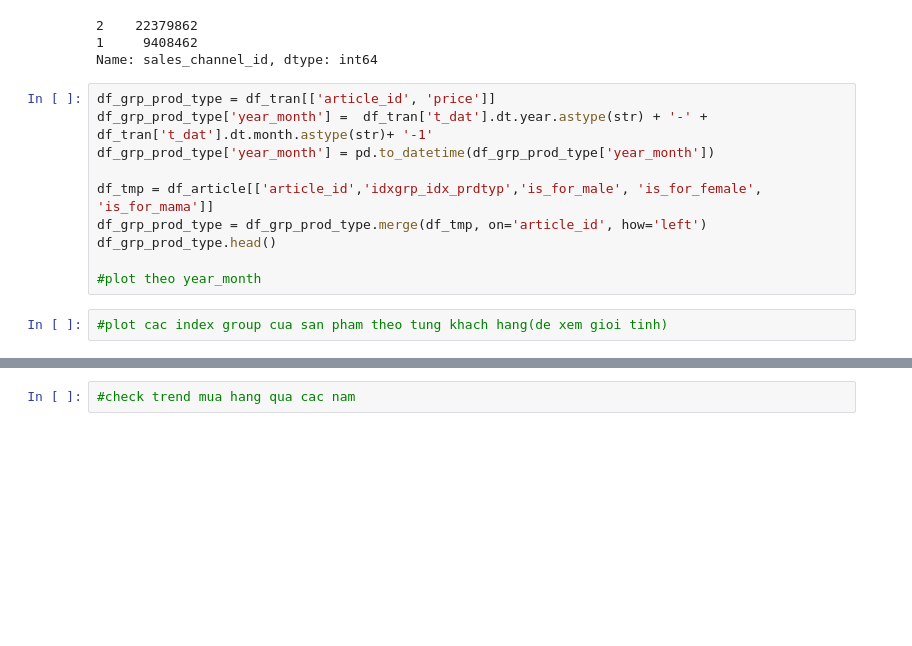
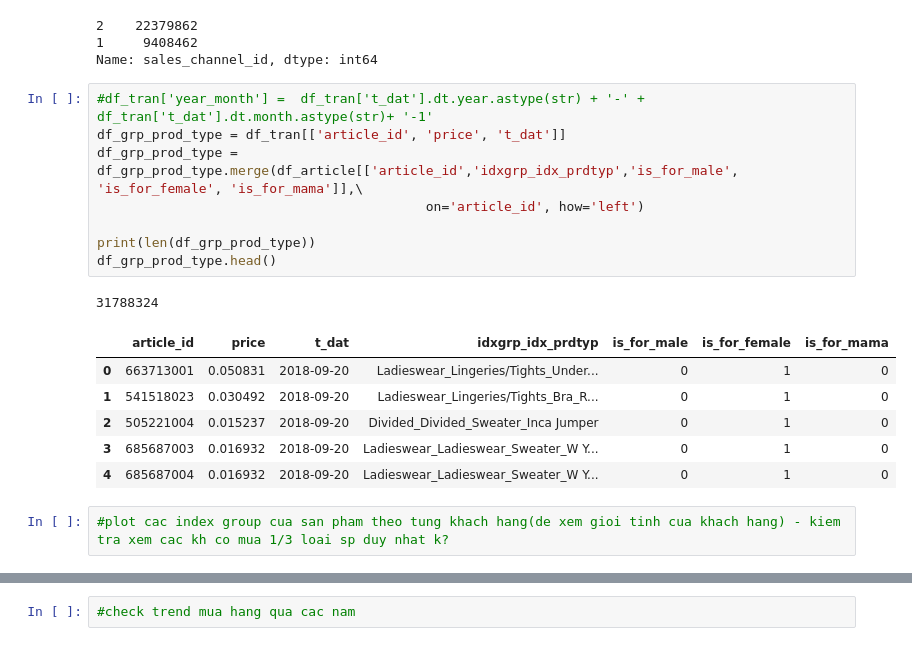
Before and after one commit to thanhyx4/H-M-Personalized-Fashion-Recommendations, a Jupyter notebook: Data_understand_RecSys.ipynb, the cells around one changed output, grey strips where cells are left out. Saved outputs shown, nothing was run; the diff lists cells and outputs as text; blank space fills up the shorter version.

```diff
--- a/Data_understand_RecSys.ipynb
+++ b/Data_understand_RecSys.ipynb
@@ -255,14 +255,20 @@ df_tran['sales_channel_id'].value_counts()      #on/off
 1     9408462
 Name: sales_channel_id, dtype: int64
 # %%
-df_grp_prod_type = df_tran[['article_id', 'price']]
-df_grp_prod_type['year_month'] =  df_tran['t_dat'].dt.year.astype(str) + '-' + df_tran['t_dat'].dt.month.astype(str)+ '-1'
-df_grp_prod_type['year_month'] = pd.to_datetime(df_grp_prod_type['year_month'])
+#df_tran['year_month'] =  df_tran['t_dat'].dt.year.astype(str) + '-' + df_tran['t_dat'].dt.month.astype(str)+ '-1'
+df_grp_prod_type = df_tran[['article_id', 'price', 't_dat']]
+df_grp_prod_type = df_grp_prod_type.merge(df_article[['article_id','idxgrp_idx_prdtyp','is_for_male', 'is_for_female', 'is_for_mama']],\
+                                          on='article_id', how='left')
 
-df_tmp = df_article[['article_id','idxgrp_idx_prdtyp','is_for_male', 'is_for_female', 'is_for_mama']]
-df_grp_prod_type = df_grp_prod_type.merge(df_tmp, on='article_id', how='left')
+print(len(df_grp_prod_type))
 df_grp_prod_type.head()
-
-#plot theo year_month
+# %% [output]
+31788324
+|  | article_id | price | t_dat | idxgrp_idx_prdtyp | is_for_male | is_for_female | is_for_mama |
+| 0 | 663713001 | 0.050831 | 2018-09-20 | Ladieswear_Lingeries/Tights_Under... | 0 | 1 | 0 |
+| 1 | 541518023 | 0.030492 | 2018-09-20 | Ladieswear_Lingeries/Tights_Bra_R... | 0 | 1 | 0 |
+| 2 | 505221004 | 0.015237 | 2018-09-20 | Divided_Divided_Sweater_Inca Jumper | 0 | 1 | 0 |
+| 3 | 685687003 | 0.016932 | 2018-09-20 | Ladieswear_Ladieswear_Sweater_W Y... | 0 | 1 | 0 |
+| 4 | 685687004 | 0.016932 | 2018-09-20 | Ladieswear_Ladieswear_Sweater_W Y... | 0 | 1 | 0 |
 # %%
-#plot cac index group cua san pham theo tung khach hang(de xem gioi tinh)
+#plot cac index group cua san pham theo tung khach hang(de xem gioi tinh cua khach hang) - kiem tra xem cac kh co mua 1/3 loai sp duy nhat k?
```
Also changed, not shown: parts of 5 cells of this notebook.
